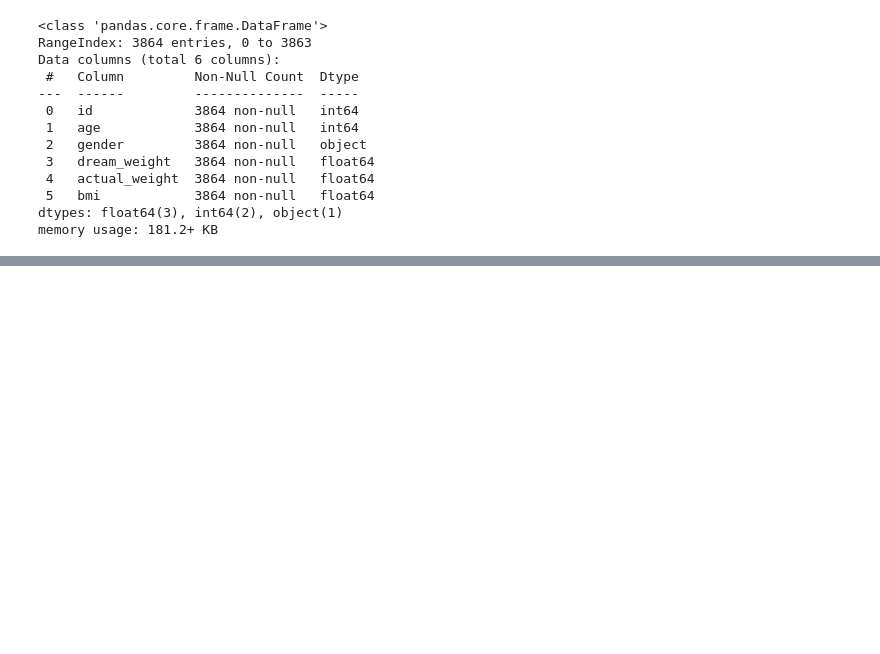
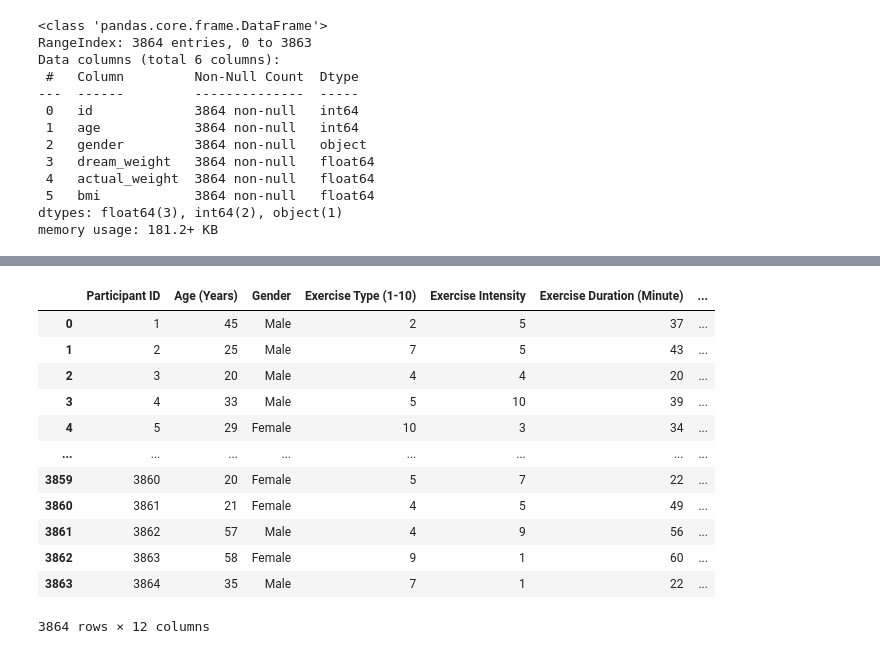
Before and after one commit to Zoouri/Project-3---Group-3, a Jupyter notebook: main_codes.ipynb, the cells around one changed output, grey strips where cells are left out. Drawn from its saved outputs; the diff is of its cells as text; code cells hidden in the pictures; blank space fills up the shorter version.

```diff
--- a/main_codes.ipynb
+++ b/main_codes.ipynb
@@ -145,0 +164,6 @@ memory usage: 181.2+ KB
+# %%
+#Merging all three tables into 1 keeping id, age and gender common
+
+merged_table_final = pd.merge(merged_table, weight_bmi_df,  on=common_columns_2)
+# Display the merged table
+merged_table_final.head()
@@ -145,0 +192,6 @@ memory usage: 181.2+ KB
+# %%
+# Rearrange columns
+merged_reordered = merged_table_final[['id', 'age', 'gender', 'exercise', 'exercise_intensity', 'duration', 'calories_burnt', 'heart_rate', 'bmi','actual_weight', 'dream_weight']]
+
+# Display the rearranged merged table
+merged_reordered.head()
@@ -145,0 +205,8 @@ memory usage: 181.2+ KB
+# %%
+# Rename columns
+merged_reordered_renamed= merged_reordered.rename(columns={'id': 'Participant ID', 'age': 'Age (Years)', 'gender': 'Gender',
+                                                           'exercise': 'Exercise Type (1-10)', 'exercise_intensity': 'Exercise Intensity',
+                                                           'duration': 'Exercise Duration (Minute)', 'calories_burnt': 'Calories Burnt (Cal)',
+                                                           'heart_rate': 'Heart Rate (BPM)', 'bmi': 'BMI','actual_weight' : 'Recorded Weight (Kg)',
+                                                           'dream_weight': 'Dream Weight (Kg)'})
+merged_reordered_renamed.head()
@@ -145,0 +220,6 @@ memory usage: 181.2+ KB
+# %%
+# Assuming 'merged_reordered_renamed' is your DataFrame
+merged_reordered_renamed['Exercise Type (1-10)'] = merged_reordered_renamed['Exercise Type (1-10)'].str.replace('Exercise ', '')
+
+# Display the DataFrame after replacement
+merged_reordered_renamed.head()
@@ -145,0 +233,19 @@ memory usage: 181.2+ KB
+# %%
+#Calories burnt during 60 mins of training for each participant for each exercise type
+merged_reordered_renamed['Calories Burnt (60 min)'] = merged_reordered_renamed['Calories Burnt (Cal)'] * 60 / merged_reordered_renamed['Exercise Duration (Minute)']
+
+merged_reordered_renamed
+# %% [output]
+|  | Participant ID | Age (Years) | Gender | Exercise Type (1-10) | Exercise Intensity | Exercise Duration (Minute) | ... |
+| 0 | 1 | 45 | Male | 2 | 5 | 37 | ... |
+| 1 | 2 | 25 | Male | 7 | 5 | 43 | ... |
+| 2 | 3 | 20 | Male | 4 | 4 | 20 | ... |
+| 3 | 4 | 33 | Male | 5 | 10 | 39 | ... |
+| 4 | 5 | 29 | Female | 10 | 3 | 34 | ... |
+| ... | ... | ... | ... | ... | ... | ... | ... |
+| 3859 | 3860 | 20 | Female | 5 | 7 | 22 | ... |
+| 3860 | 3861 | 21 | Female | 4 | 5 | 49 | ... |
+| 3861 | 3862 | 57 | Male | 4 | 9 | 56 | ... |
+| 3862 | 3863 | 58 | Female | 9 | 1 | 60 | ... |
+| 3863 | 3864 | 35 | Male | 7 | 1 | 22 | ... |
+3864 rows × 12 columns
```
Also changed, not shown: parts of 19 cells of this notebook, 4 other files.
